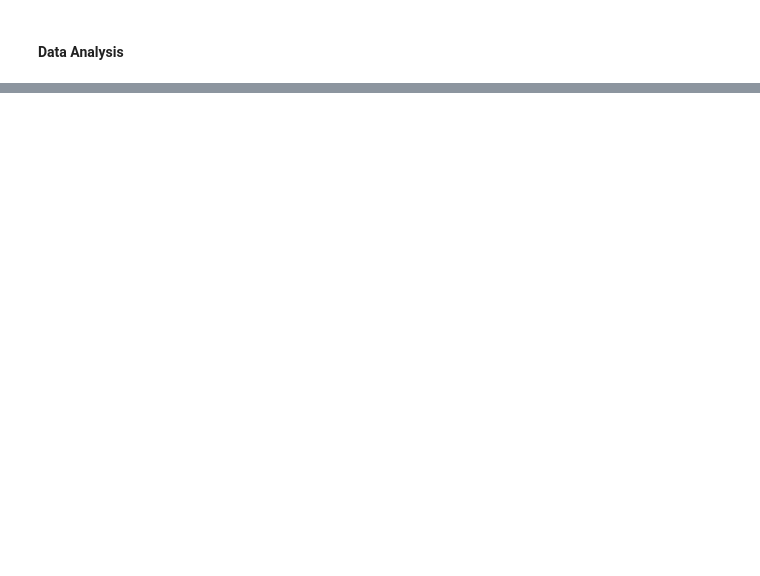
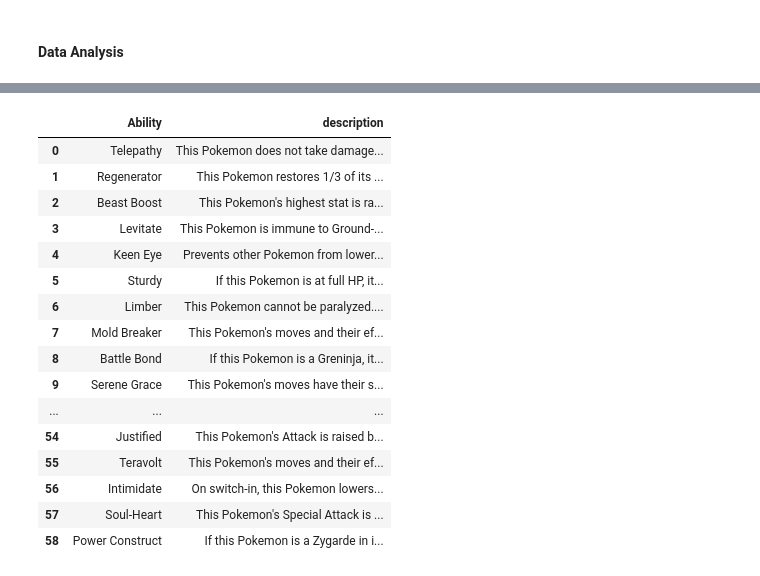
Before and after one commit to com-480-data-visualization/project-2023-les-derniers-vainqueurs, a Jupyter notebook: DataAnalysisPipeline.ipynb, the cells around one changed output, grey strips where cells are left out. Saved outputs shown, nothing was run; the diff lists cells and outputs as text; code cells hidden in the pictures; blank space fills up the shorter version.

```diff
--- a/DataAnalysisPipeline.ipynb
+++ b/DataAnalysisPipeline.ipynb
@@ -501,0 +588,23 @@ abi_df
+# %%
+df = pd.read_csv(data_folder + "tempdata.csv")
+dff = pd.read_csv(data_folder + "ability_description.csv")
+# %%
+df['description'] = df.description.apply(lambda x: )
+# %% [output]
+|  | Ability | description |
+| 0 | Telepathy | This Pokemon does not take damage... |
+| 1 | Regenerator | This Pokemon restores 1/3 of its ... |
+| 2 | Beast Boost | This Pokemon's highest stat is ra... |
+| 3 | Levitate | This Pokemon is immune to Ground-... |
+| 4 | Keen Eye | Prevents other Pokemon from lower... |
+| 5 | Sturdy | If this Pokemon is at full HP, it... |
+| 6 | Limber | This Pokemon cannot be paralyzed.... |
+| 7 | Mold Breaker | This Pokemon's moves and their ef... |
+| 8 | Battle Bond | If this Pokemon is a Greninja, it... |
+| 9 | Serene Grace | This Pokemon's moves have their s... |
+| ... | ... | ... |
+| 54 | Justified | This Pokemon's Attack is raised b... |
+| 55 | Teravolt | This Pokemon's moves and their ef... |
+| 56 | Intimidate | On switch-in, this Pokemon lowers... |
+| 57 | Soul-Heart | This Pokemon's Special Attack is ... |
+| 58 | Power Construct | If this Pokemon is a Zygarde in i... |
```
Also changed, not shown: parts of 19 cells of this notebook, 3 other files.
